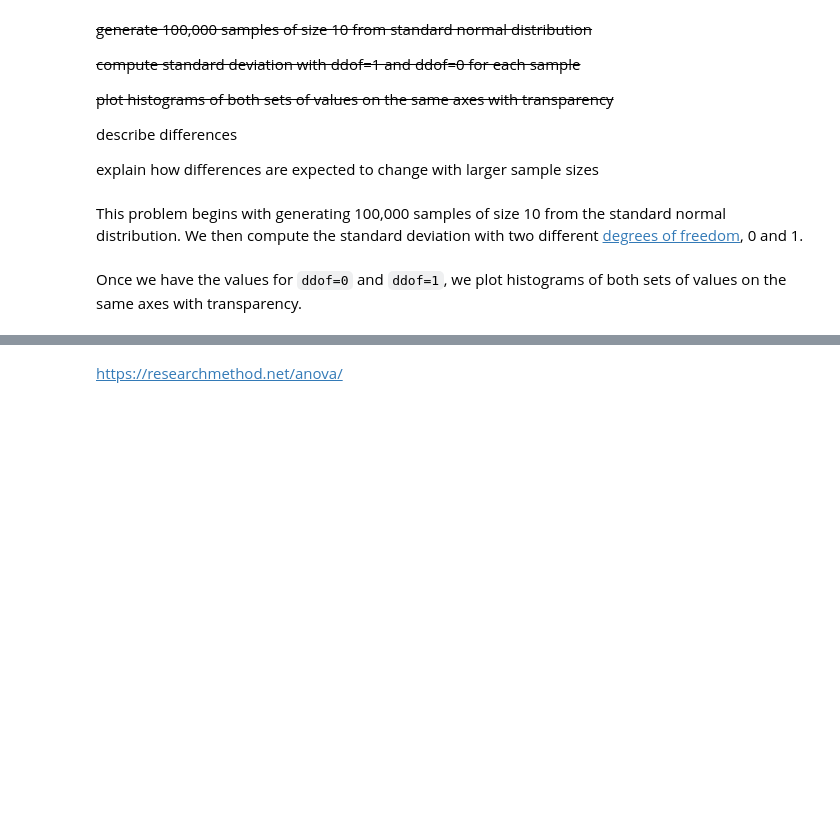
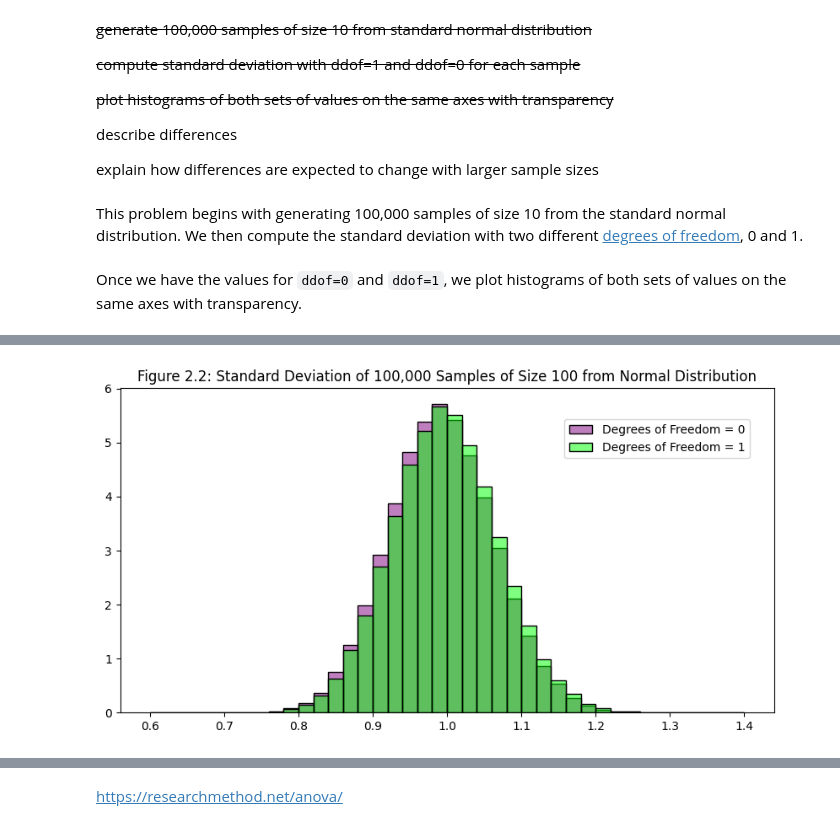
Before and after one commit to rayne-fall/applied_statistics, a Jupyter notebook: problems.ipynb, the cells around one changed output, grey strips where cells are left out. Cells and saved outputs as stored; diff of their text form; code cells hidden in the pictures; blank space fills up the shorter version.

```diff
--- a/problems.ipynb
+++ b/problems.ipynb
@@ -207,0 +233,10 @@ ax.set_title('Figure 2.1: Standard Deviation of 100,000 Samples of Size 10 from
+# %%
+fig,ax=plt.subplots(figsize=(10,5))
+# https://matplotlib.org/stable/api/_as_gen/matplotlib.pyplot.hist.html#matplotlib-pyplot-hist
+# transparent bars: https://stackoverflow.com/questions/28398200/plotting-transparent-histogram-with-non-transparent-edge
+ax.hist(ddof0_2, edgecolor='black', density=True, bins=np.linspace(0.6,1.4,41), fc=(0.5,0,0.5,0.5), label='Degrees of Freedom = 0')
+ax.hist(ddof1_2, edgecolor='black', density=True, bins=np.linspace(0.6,1.4,41), fc=(0,1,0,0.5), label='Degrees of Freedom = 1')
+fig.legend(borderaxespad=5) # keep legend inside plot: https://stackoverflow.com/questions/57926148/how-to-keep-legends-inside-plot
+ax.set_title('Figure 2.2: Standard Deviation of 100,000 Samples of Size 100 from Normal Distribution');
+# %% [output]
+[figure, added]
```
Also changed, not shown: parts of 37 cells of this notebook.
